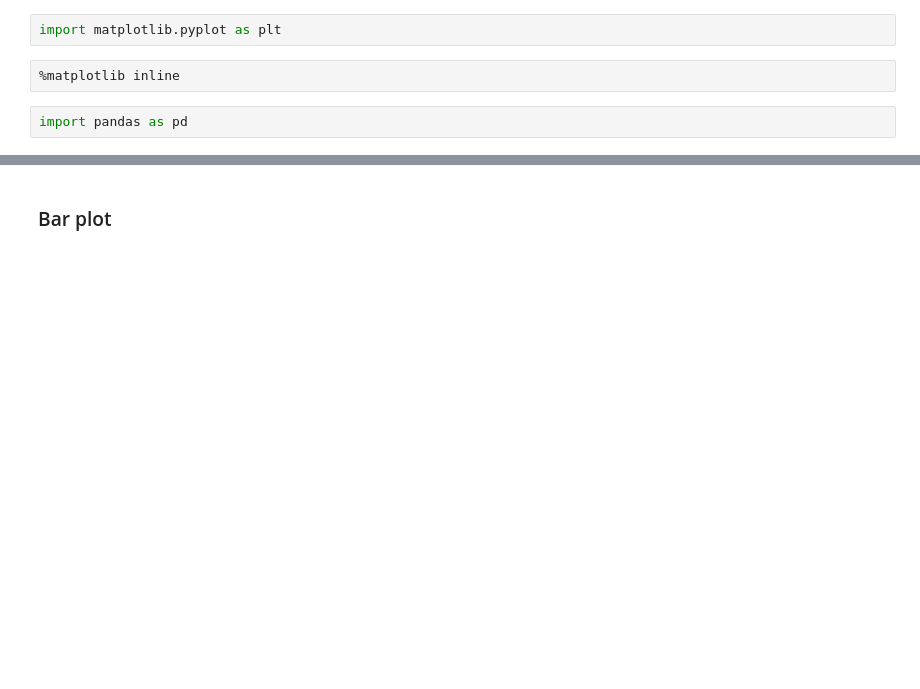
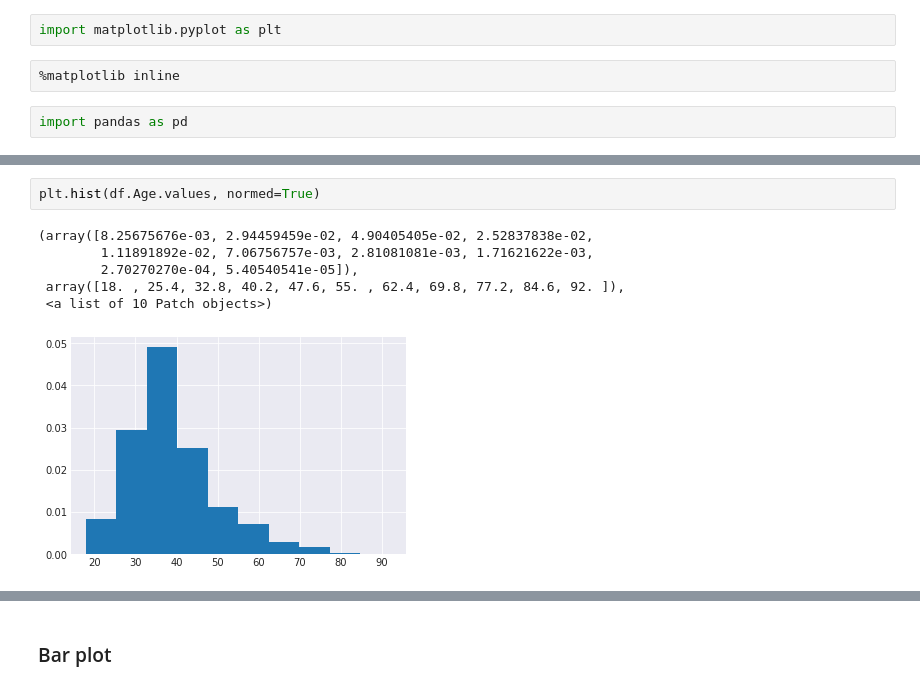
Before and after one commit to luminousmen/python_for_ds, a Jupyter notebook: training_6.ipynb, the cells around one changed output, grey strips where cells are left out. Drawn from its saved outputs; the diff is of its cells as text; blank space fills up the shorter version.

```diff
--- a/training_6.ipynb
+++ b/training_6.ipynb
@@ -38,0 +78,9 @@ fo.Sport.value_counts().plot(kind='line');
+# %%
+plt.hist(df.Age.values, normed=True)
+# %% [output]
+(array([8.25675676e-03, 2.94459459e-02, 4.90405405e-02, 2.52837838e-02,
+        1.11891892e-02, 7.06756757e-03, 2.81081081e-03, 1.71621622e-03,
+        2.70270270e-04, 5.40540541e-05]),
+ array([18. , 25.4, 32.8, 40.2, 47.6, 55. , 62.4, 69.8, 77.2, 84.6, 92. ]),
+ <a list of 10 Patch objects>)
+[figure, added]
```
Also changed, not shown: parts of 37 cells of this notebook, 6 other files.
